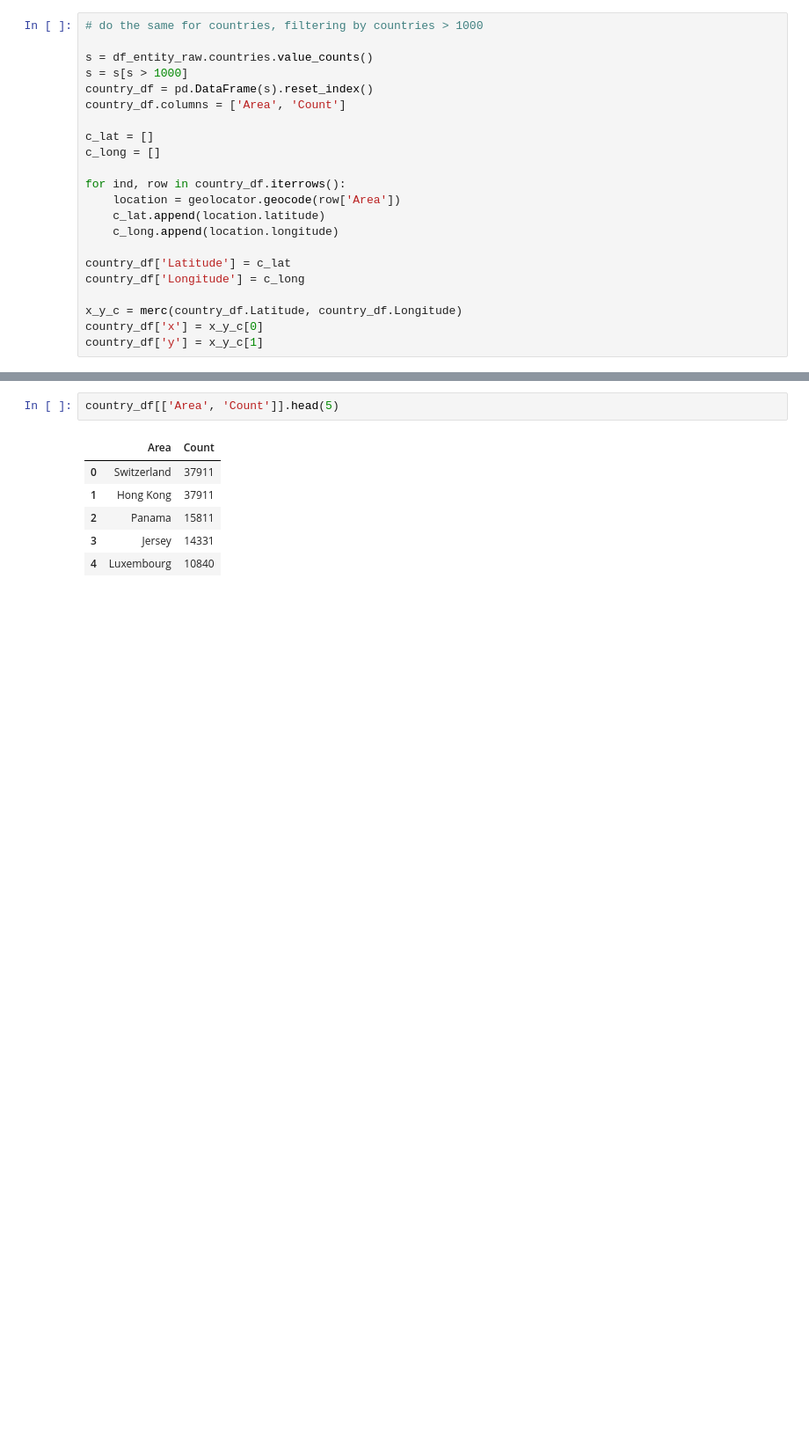
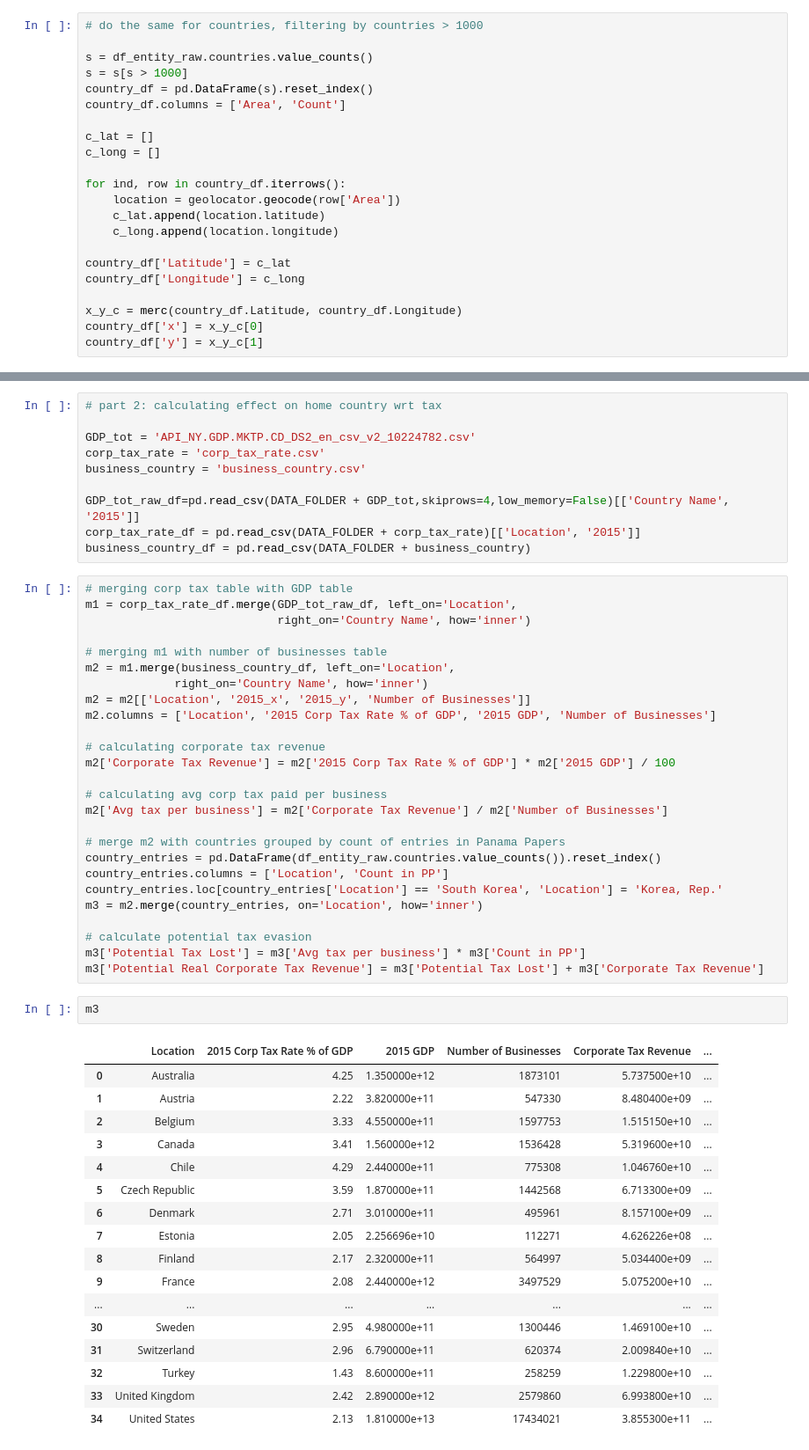
Before and after one commit to eddieshengyuwang/project_ada_akbar, a Jupyter notebook: work_in_progress/Eddie.ipynb, the cells around one changed output, grey strips where cells are left out. Shown: that part at 88% size. Cells and saved outputs as stored; diff of their text form; blank space fills up the shorter version.

Commit message:
part 2 draft

```diff
--- a/work_in_progress/Eddie.ipynb
+++ b/work_in_progress/Eddie.ipynb
@@ -224,9 +185,56 @@ df_entity_raw
-# %%
-country_df[['Area', 'Count']].head(5)
-# %% [output]
-|  | Area | Count |
-| 0 | Switzerland | 37911 |
-| 1 | Hong Kong | 37911 |
-| 2 | Panama | 15811 |
-| 3 | Jersey | 14331 |
-| 4 | Luxembourg | 10840 |
+# %%
+# part 2: calculating effect on home country wrt tax
+
+GDP_tot = 'API_NY.GDP.MKTP.CD_DS2_en_csv_v2_10224782.csv'
+corp_tax_rate = 'corp_tax_rate.csv'
+business_country = 'business_country.csv'
+
+GDP_tot_raw_df=pd.read_csv(DATA_FOLDER + GDP_tot,skiprows=4,low_memory=False)[['Country Name', '2015']]
+corp_tax_rate_df = pd.read_csv(DATA_FOLDER + corp_tax_rate)[['Location', '2015']]
+business_country_df = pd.read_csv(DATA_FOLDER + business_country)
+# %%
+# merging corp tax table with GDP table
+m1 = corp_tax_rate_df.merge(GDP_tot_raw_df, left_on='Location',
+                            right_on='Country Name', how='inner')
+
+# merging m1 with number of businesses table
+m2 = m1.merge(business_country_df, left_on='Location',
+             right_on='Country Name', how='inner')
+m2 = m2[['Location', '2015_x', '2015_y', 'Number of Businesses']]
+m2.columns = ['Location', '2015 Corp Tax Rate % of GDP', '2015 GDP', 'Number of Businesses']
+
+# calculating corporate tax revenue
+m2['Corporate Tax Revenue'] = m2['2015 Corp Tax Rate % of GDP'] * m2['2015 GDP'] / 100
+
+# calculating avg corp tax paid per business
+m2['Avg tax per business'] = m2['Corporate Tax Revenue'] / m2['Number of Businesses']
+
+# merge m2 with countries grouped by count of entries in Panama Papers
+country_entries = pd.DataFrame(df_entity_raw.countries.value_counts()).reset_index()
+country_entries.columns = ['Location', 'Count in PP']
+country_entries.loc[country_entries['Location'] == 'South Korea', 'Location'] = 'Korea, Rep.'
+m3 = m2.merge(country_entries, on='Location', how='inner')
+
+# calculate potential tax evasion
+m3['Potential Tax Lost'] = m3['Avg tax per business'] * m3['Count in PP']
+m3['Potential Real Corporate Tax Revenue'] = m3['Potential Tax Lost'] + m3['Corporate Tax Revenue']
+# %%
+m3
+# %% [output]
+|  | Location | 2015 Corp Tax Rate % of GDP | 2015 GDP | Number of Businesses | Corporate Tax Revenue | ... |
+| 0 | Australia | 4.25 | 1.350000e+12 | 1873101 | 5.737500e+10 | ... |
+| 1 | Austria | 2.22 | 3.820000e+11 | 547330 | 8.480400e+09 | ... |
+| 2 | Belgium | 3.33 | 4.550000e+11 | 1597753 | 1.515150e+10 | ... |
+| 3 | Canada | 3.41 | 1.560000e+12 | 1536428 | 5.319600e+10 | ... |
+| 4 | Chile | 4.29 | 2.440000e+11 | 775308 | 1.046760e+10 | ... |
+| 5 | Czech Republic | 3.59 | 1.870000e+11 | 1442568 | 6.713300e+09 | ... |
+| 6 | Denmark | 2.71 | 3.010000e+11 | 495961 | 8.157100e+09 | ... |
+| 7 | Estonia | 2.05 | 2.256696e+10 | 112271 | 4.626226e+08 | ... |
+| 8 | Finland | 2.17 | 2.320000e+11 | 564997 | 5.034400e+09 | ... |
+| 9 | France | 2.08 | 2.440000e+12 | 3497529 | 5.075200e+10 | ... |
+| ... | ... | ... | ... | ... | ... | ... |
+| 30 | Sweden | 2.95 | 4.980000e+11 | 1300446 | 1.469100e+10 | ... |
+| 31 | Switzerland | 2.96 | 6.790000e+11 | 620374 | 2.009840e+10 | ... |
+| 32 | Turkey | 1.43 | 8.600000e+11 | 258259 | 1.229800e+10 | ... |
+| 33 | United Kingdom | 2.42 | 2.890000e+12 | 2579860 | 6.993800e+10 | ... |
+| 34 | United States | 2.13 | 1.810000e+13 | 17434021 | 3.855300e+11 | ... |
```
Also changed, not shown: parts of 5 cells of this notebook, 6 other files.
